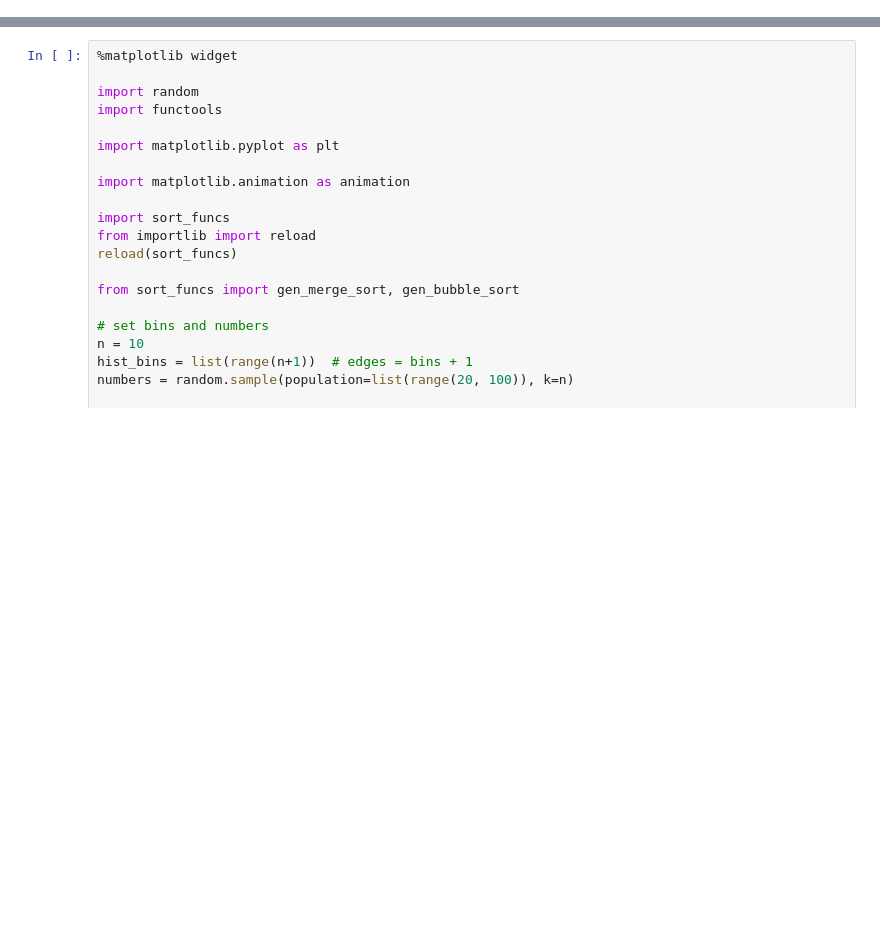
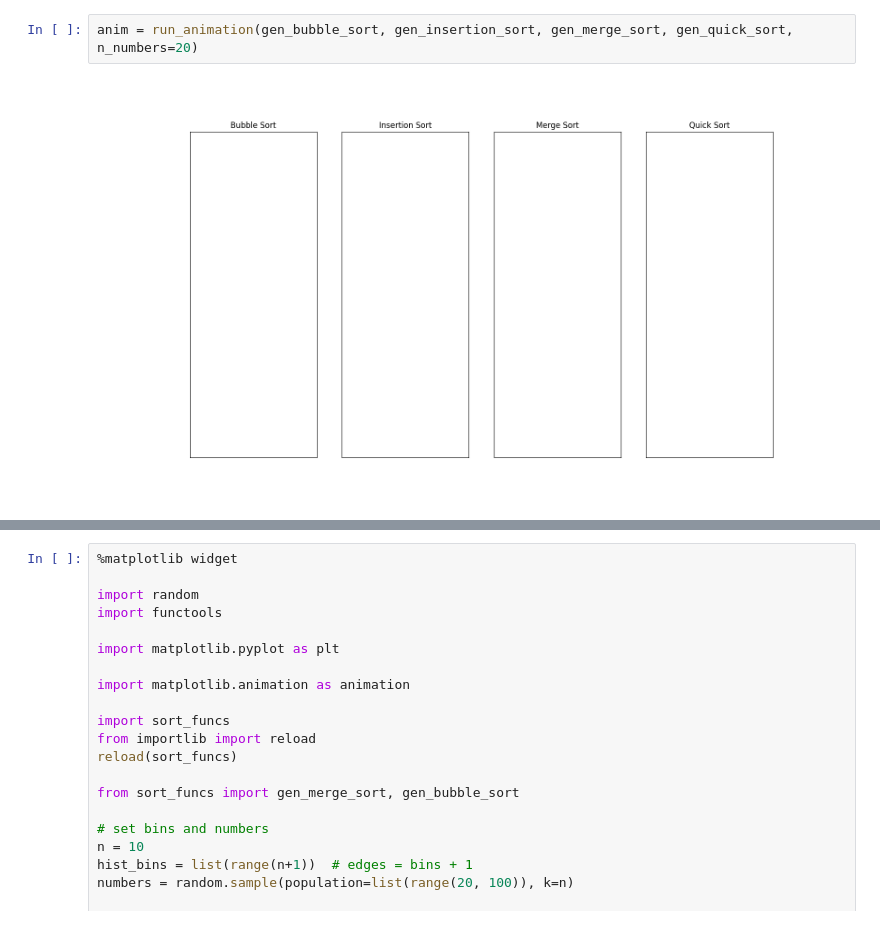
Before and after one commit to Pinkwjp/sorting-visualizer, a Jupyter notebook: src/demo.ipynb, the cells around one changed output, grey strips where cells are left out. Cells and saved outputs as stored; diff of their text form; blank space fills up the shorter version.

```diff
--- a/src/sorting_animation.ipynb
+++ b/src/demo.ipynb
@@ -33,0 +8,4 @@ f()
+# %%
+anim = run_animation(gen_bubble_sort, gen_insertion_sort, gen_merge_sort, gen_quick_sort, n_numbers=20)
+# %% [output]
+[figure, added]
```
Also changed, not shown: parts of 4 cells of this notebook.
